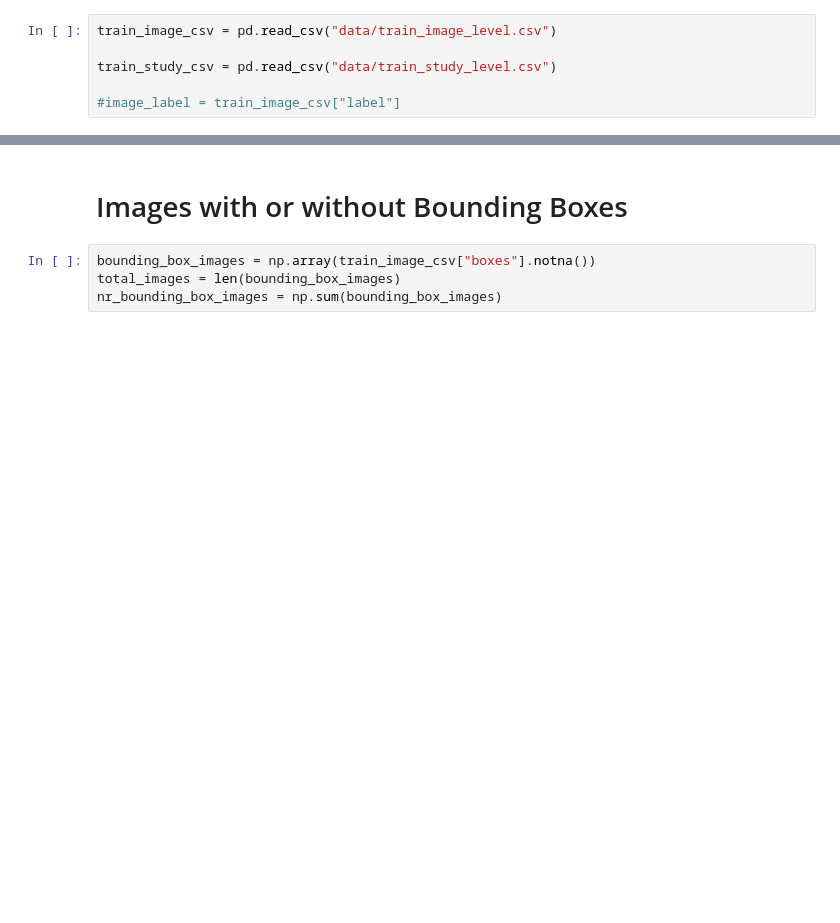
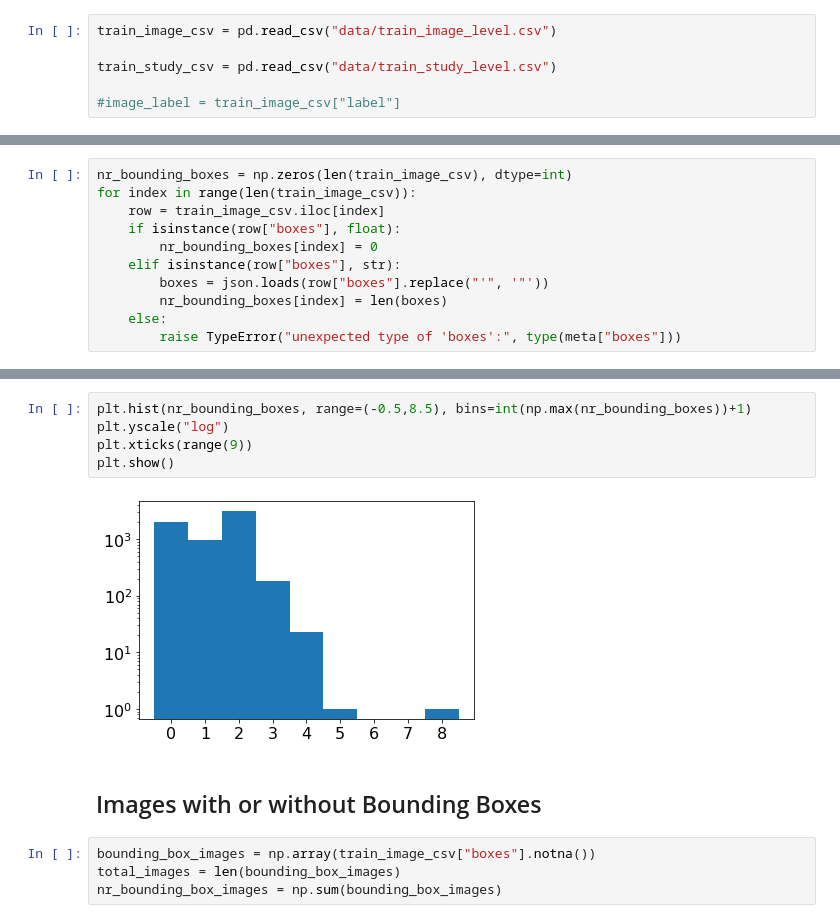
Before and after one commit to CarlaSa/AML_project, a Jupyter notebook: Data Plots.ipynb, the cells around one changed output, grey strips where cells are left out. Drawn from its saved outputs; the diff is of its cells as text; blank space fills up the shorter version.

Commit message:
modified code for plotting

```diff
--- a/Data Plots.ipynb
+++ b/Data Plots.ipynb
@@ -16,0 +24,11 @@ train_study_csv = pd.read_csv("data/train_study_level.csv")
+# %%
+nr_bounding_boxes = np.zeros(len(train_image_csv), dtype=int)
+for index in range(len(train_image_csv)):
+    row = train_image_csv.iloc[index]
+    if isinstance(row["boxes"], float):
+        nr_bounding_boxes[index] = 0
+    elif isinstance(row["boxes"], str):
+        boxes = json.loads(row["boxes"].replace("'", '"'))
+        nr_bounding_boxes[index] = len(boxes)
+    else:
+        raise TypeError("unexpected type of 'boxes':", type(meta["boxes"]))
@@ -17,5 +43,12 @@ train_study_csv = pd.read_csv("data/train_study_level.csv")
+# %%
+plt.hist(nr_bounding_boxes, range=(-0.5,8.5), bins=int(np.max(nr_bounding_boxes))+1)
+plt.yscale("log")
+plt.xticks(range(9))
+plt.show()
+# %% [output]
+[figure, added]
 # %% [markdown]
-# Images with or without Bounding Boxes
+## Images with or without Bounding Boxes
 # %%
 bounding_box_images = np.array(train_image_csv["boxes"].notna())
 total_images = len(bounding_box_images)
```
Also changed, not shown: parts of 11 cells of this notebook.
